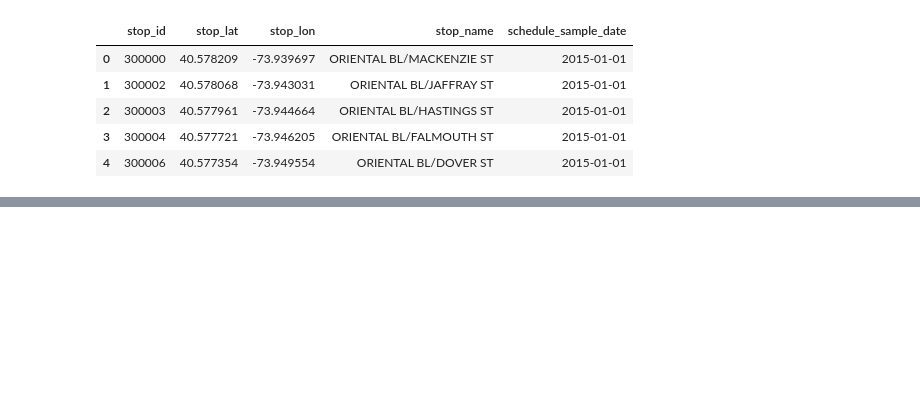
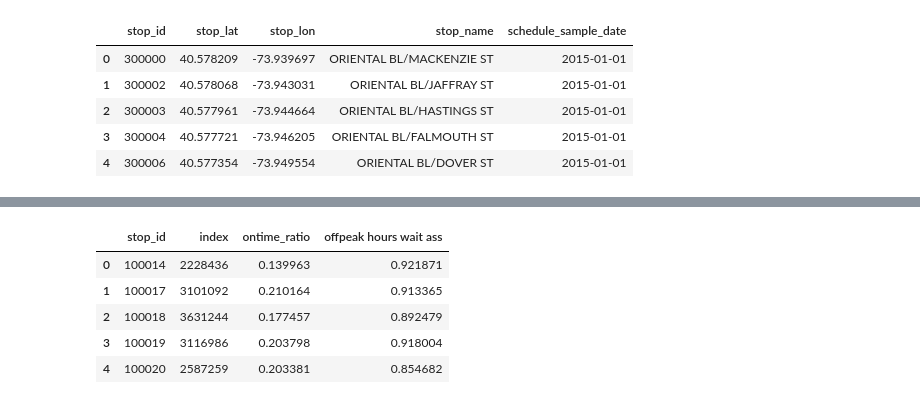
Before and after one commit to sarangof/Bus-Capstone, a Jupyter notebook: condensed_metrics_visualization.ipynb, the cells around one changed output, grey strips where cells are left out. Drawn from its saved outputs; the diff is of its cells as text; code cells hidden in the pictures; blank space fills up the shorter version.

```diff
--- a/condensed_metrics_visualization.ipynb
+++ b/condensed_metrics_visualization.ipynb
@@ -76,3 +55,10 @@ collected.reset_index().head()
 # %%
-pd.DataFrame(reliability_metrics.groupby('stop_id').mean().reset_index()).head()
+pd.DataFrame(reliability_metrics.reset_index().groupby('stop_id').mean().reset_index()).head()
+# %% [output]
+|  | stop_id | index | ontime_ratio | offpeak hours wait ass |
+| 0 | 100014 | 2228436 | 0.139963 | 0.921871 |
+| 1 | 100017 | 3101092 | 0.210164 | 0.913365 |
+| 2 | 100018 | 3631244 | 0.177457 | 0.892479 |
+| 3 | 100019 | 3116986 | 0.203798 | 0.918004 |
+| 4 | 100020 | 2587259 | 0.203381 | 0.854682 |
 # %%
```
Also changed, not shown: parts of 14 cells of this notebook.
